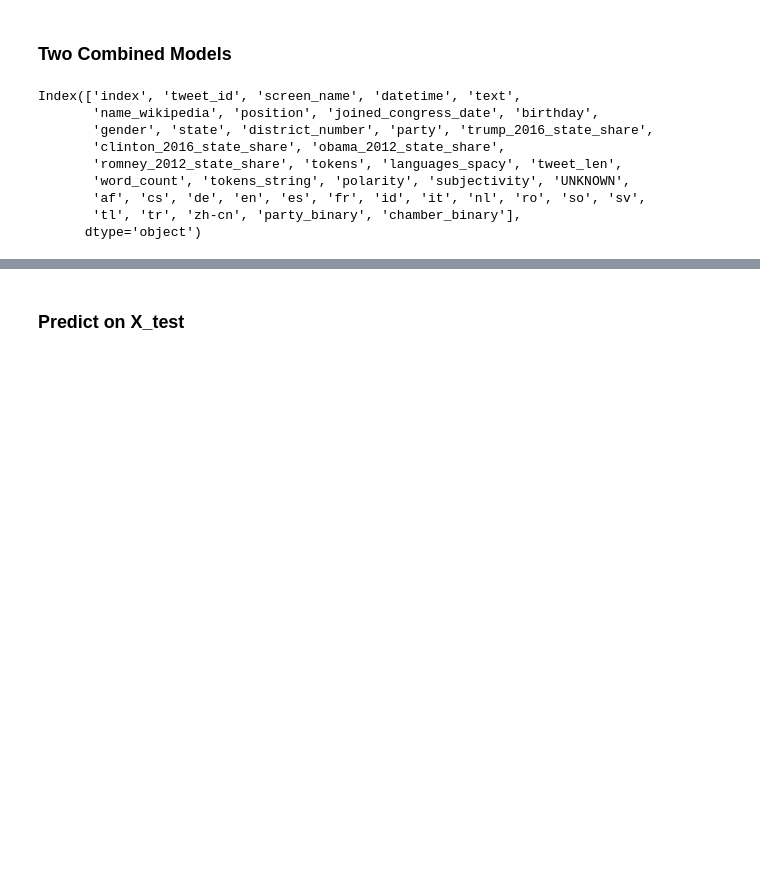
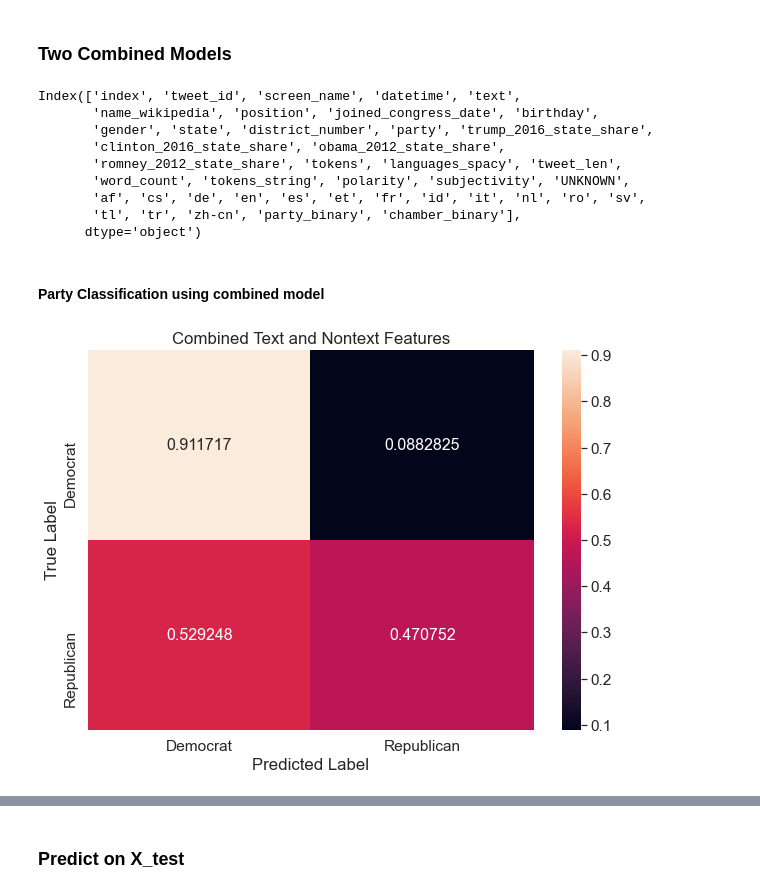
Before and after one commit to lawrence-j-liu/CSS_Project-5_Team-4_Spring-2021, a Jupyter notebook: Project 5 Student.ipynb, the cells around one changed output, grey strips where cells are left out. Drawn from its saved outputs; the diff is of its cells as text; code cells hidden in the pictures; blank space fills up the shorter version.

Commit message:
classification part 2

```diff
--- a/Project 5 Student.ipynb
+++ b/Project 5 Student.ipynb
@@ -477,6 +477,6 @@ These attacks on programs that help address homelessness need to stop. https://w
 # %%
 # checking most subjective tweet for Paul Gosar
-for tweet in pg_tweets.nlargest(1, 'subjectivity')['text']:
+for tweet in pg_tweets.nlargest(3, 'subjectivity')['text']:
     print(tweet + "\n")
 # %% [output]
 On September 11, 2001, almost 3,000 people lost their lives during the attacks at the Twin Towers, Pentagon and aboard United Airlines Flight 93. Today we remember and honor the lives we lost on that  ...
@@ -514,2 +518,6 @@ plt.show()
 # %% [markdown]
 The trends by party and chamber on both polarity and subjectivity look fairly similar.
+# %%
+# checking most subjective tweets
+for tweet in congress_tweets.nlargest(5, 'subjectivity')['text']:
+    print(tweet + "\n")
@@ -550,7 +572,7 @@ Index(['index', 'tweet_id', 'screen_name', 'datetime', 'text',
 # Engineered Features
 engineered_features = no_indep[['tweet_len', 'word_count', 'polarity', 'subjectivity',
                                        'af', 'cs', 'de', 'en', 'es', 'fr',
-                               'UNKNOWN', 'id', 'it', 'nl', 'ro', 'sv', 'tl', 'tr', 'zh-cn']].reset_index(drop = True)
+                               'UNKNOWN', 'id', 'it', 'nl', 'ro', 'tl', 'zh-cn']].reset_index(drop = True)
 
 # Topic Model + Engineered Features
 #engineered_features_with_topics = topic_dist_df.join(engineered_features.reset_index(drop = True))
@@ -907,21 +929,30 @@ print(no_indep_withTokens.columns)
 #select non-text features, one-hot encode and/or binarize
 ##LL Note: feel free to add more columns. I just thought these made sense and didn't want to pick things
 #that are too collinear, like Trump and Clinton vote share
-non_text_features_with_y = no_indep_withTokens[['gender', 'clinton_2016_state_share', 'obama_2012_state_share']
+non_text_features_with_y = no_indep_withTokens[['party', 'position', 'gender', 'clinton_2016_state_share', 'obama_2012_state_share']
                                       ].reset_index(drop = True)
+
+non_text_features_with_y['party_binary'] = lb_style.fit_transform(non_text_features_with_y["party"])
+non_text_features_with_y['chamber_binary'] = lb_style.fit_transform(non_text_features_with_y["position"])
 
 state_oneHot  = pd.get_dummies(no_indep_withTokens['state'])
 non_text_features_with_y = non_text_features_with_y.join(state_oneHot)
 
 non_text_features_with_y['gender'] = lb_style.fit_transform(no_indep_withTokens["gender"])
 
-
 #convert vote share from string to int
 non_text_features_with_y["clinton_2016_state_share"] = non_text_features_with_y['clinton_2016_state_share'].str.replace(",", '').astype(int)
 non_text_features_with_y["obama_2012_state_share"] = non_text_features_with_y['obama_2012_state_share'].str.replace(",", '').astype(int)
 
+#join this one-hot-encoded dataframe of non-text features to the best text features for party
+tfidf_df = tfidf_df.reset_index(drop = True)
+combined_party = pd.concat([non_text_features_with_y, tfidf_df], axis=1)
+combined_party = combined_party.dropna()
 
-#join this one-hot-encoded dataframe of non-text features to the best text features for party and for chamber
+#join this one-hot-encoded dataframe of non-text features to the best text features for chamber
+doc_average_embeddings_df = pd.DataFrame(doc_average_embeddings).reset_index(drop = True)
+combined_chamber = pd.concat([non_text_features_with_y, doc_average_embeddings_df], axis=1)
+combined_chamber = combined_chamber.dropna()
 # %% [output]
 Index(['index', 'tweet_id', 'screen_name', 'datetime', 'text',
        'name_wikipedia', 'position', 'joined_congress_date', 'birthday',
@@ -929,6 +960,6 @@ Index(['index', 'tweet_id', 'screen_name', 'datetime', 'text',
        'clinton_2016_state_share', 'obama_2012_state_share',
        'romney_2012_state_share', 'tokens', 'languages_spacy', 'tweet_len',
        'word_count', 'tokens_string', 'polarity', 'subjectivity', 'UNKNOWN',
-       'af', 'cs', 'de', 'en', 'es', 'fr', 'id', 'it', 'nl', 'ro', 'so', 'sv',
+       'af', 'cs', 'de', 'en', 'es', 'et', 'fr', 'id', 'it', 'nl', 'ro', 'sv',
        'tl', 'tr', 'zh-cn', 'party_binary', 'chamber_binary'],
       dtype='object')
@@ -936,0 +966,47 @@ Index(['index', 'tweet_id', 'screen_name', 'datetime', 'text',
+# %%
+# creating targets
+party = combined_party['party_binary']
+chamber = combined_chamber['chamber_binary']
+
+# dropping targets from X df
+combined_party = combined_party.drop(['party', 'position', 'party_binary'], axis=1)
+combined_chamber = combined_chamber.drop(['party', 'position', 'chamber_binary'], axis=1)
+# %% [markdown]
+#### Party Classification using combined model
+# %%
+X_train, X_test, y_train, y_test = train_test_split(combined_party, party, test_size=0.2, random_state=10)
+
+X_train, X_val, y_train, y_val = train_test_split(X_train, y_train, test_size = 0.25, random_state = 10)
+
+X_train_scaled = scaler.fit_transform(X_train)
+X_val_scaled = scaler.fit_transform(X_val)
+X_test_scaled = scaler.fit_transform(X_test)
+
+# create a model
+logit_reg = LogisticRegression()
+
+# fit the model
+logit_model = logit_reg.fit(X_train_scaled, y_train.ravel())
+
+y_pred = logit_model.predict(X_val_scaled)
+
+cf_matrix = confusion_matrix(y_val, y_pred, normalize = "true")
+
+df_cm = pd.DataFrame(cf_matrix, range(2),
+                     range(2))
+
+df_cm = df_cm.rename(index=str, columns={0: "Democrat", 1: "Republican"})
+df_cm.index = ["Democrat", "Republican"]
+plt.figure(figsize = (10,7))
+sns.set(font_scale=1.4)#for label size
+sns.heatmap(df_cm,
+               annot=True,
+               annot_kws={"size": 16},
+               fmt='g')
+
+plt.title("Combined Text and Nontext Features")
+plt.xlabel("Predicted Label")
+plt.ylabel("True Label")
+plt.show()
+# %% [output]
+[figure, added]
```
Also changed, not shown: parts of 37 cells of this notebook.
